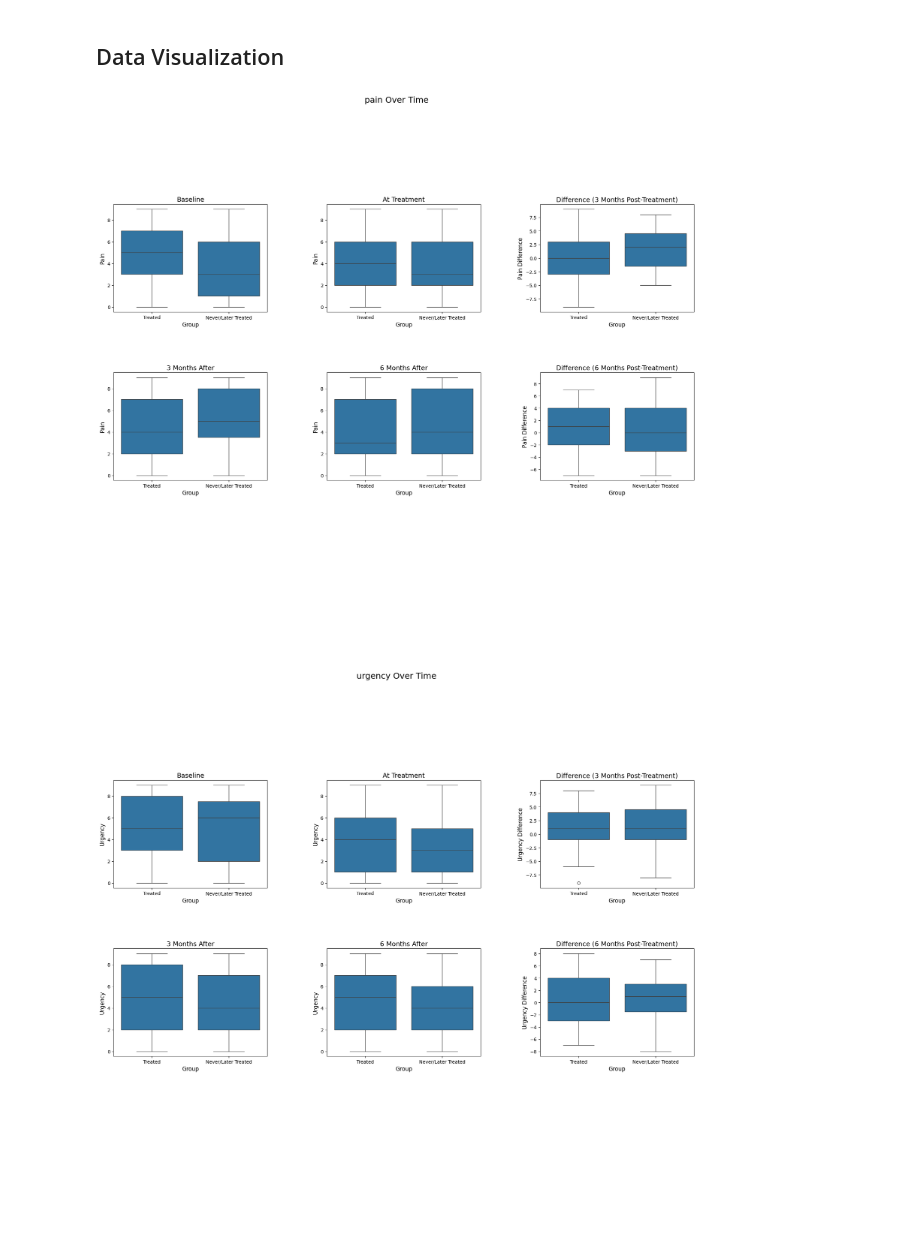
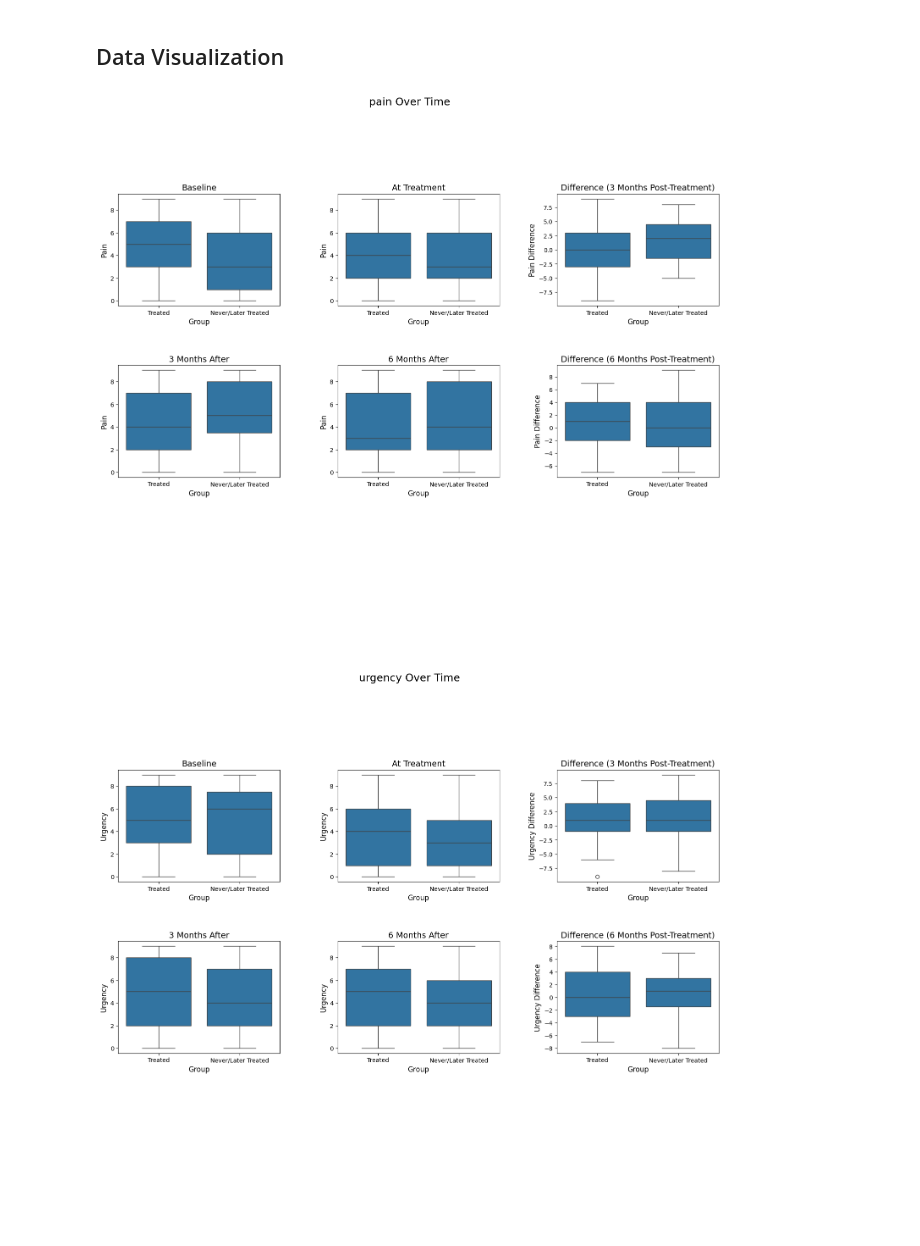
Before and after one commit to FennecOmega/Assignment_1_Data_Analytics, a Jupyter notebook: Implementation.ipynb, the cells around one changed output. Drawn from its saved outputs; the diff is of its cells as text; code cells hidden in the pictures.

Commit message:
Added images, changed graph display.

```diff
--- a/Implementation.ipynb
+++ b/Implementation.ipynb
@@ -151,7 +151,7 @@ import matplotlib.pyplot as plt
 import seaborn as sns
 
 def plot_simplified_boxplots(df, variable):
-    fig, axes = plt.subplots(3, 3, figsize=(20, 18))  # 3 rows, 3 columns
+    fig, axes = plt.subplots(3, 3, figsize=(16, 14))  # 3 rows, 3 columns
     fig.suptitle(f'{variable} Over Time', fontsize=18, y=0.98)  # Title stays in place
 
     time_points = ['baseline', 'treatment', '3months', '6months']
@@ -167,34 +167,35 @@ def plot_simplified_boxplots(df, variable):
         axes[row, col].set_xlabel('Group', fontsize=12)
 
     # Calculate differences
     df[f'{variable}_diff_3months'] = df[f'{variable}_3months'] - df[f'{variable}_treatment']
     df[f'{variable}_diff_6months'] = df[f'{variable}_6months'] - df[f'{variable}_treatment']
 
     # Plot differences in the third column
     sns.boxplot(x='group', y=f'{variable}_diff_3months', data=df, ax=axes[0, 2])
     axes[0, 2].set_title('Difference (3 Months Post-Treatment)', fontsize=14)
     axes[0, 2].set_ylabel(f'{variable.capitalize()} Difference', fontsize=12)
     axes[0, 2].set_xlabel('Group', fontsize=12)
 
     sns.boxplot(x='group', y=f'{variable}_diff_6months', data=df, ax=axes[1, 2])
     axes[1, 2].set_title('Difference (6 Months Post-Treatment)', fontsize=14)
     axes[1, 2].set_ylabel(f'{variable.capitalize()} Difference', fontsize=12)
     axes[1, 2].set_xlabel('Group', fontsize=12)
 
     # Turn off unused axes
     axes[2, 0].axis('off')
     axes[2, 1].axis('off')
     axes[2, 2].axis('off')
 
     # Adjust spacing (push lower boxplots down)
-    plt.subplots_adjust(top=0.90, hspace=1.5, wspace=0.5)  # Increase hspace to push lower boxplots down
-    plt.tight_layout(rect=[0, 0, 1, 0.95], pad=8)  # Prevent layout issues
+    plt.subplots_adjust(top=0.9, bottom=0.5, hspace=1.0, wspace=0.5)  # Increase hspace to push lower boxplots down
+    plt.tight_layout(rect=[0, 0, 1, 0.95], pad=5)  # Prevent layout issues
+
 
     plt.show()
 
 plot_simplified_boxplots(df, 'pain')
 plot_simplified_boxplots(df, 'urgency')
 plot_simplified_boxplots(df, 'frequency')
 # %% [output]
-[figure, old version]
+[figure, new version]
-[figure, old version]
+[figure, new version]
```
Also changed, not shown: parts of 1 cell of this notebook, 3 other files.
